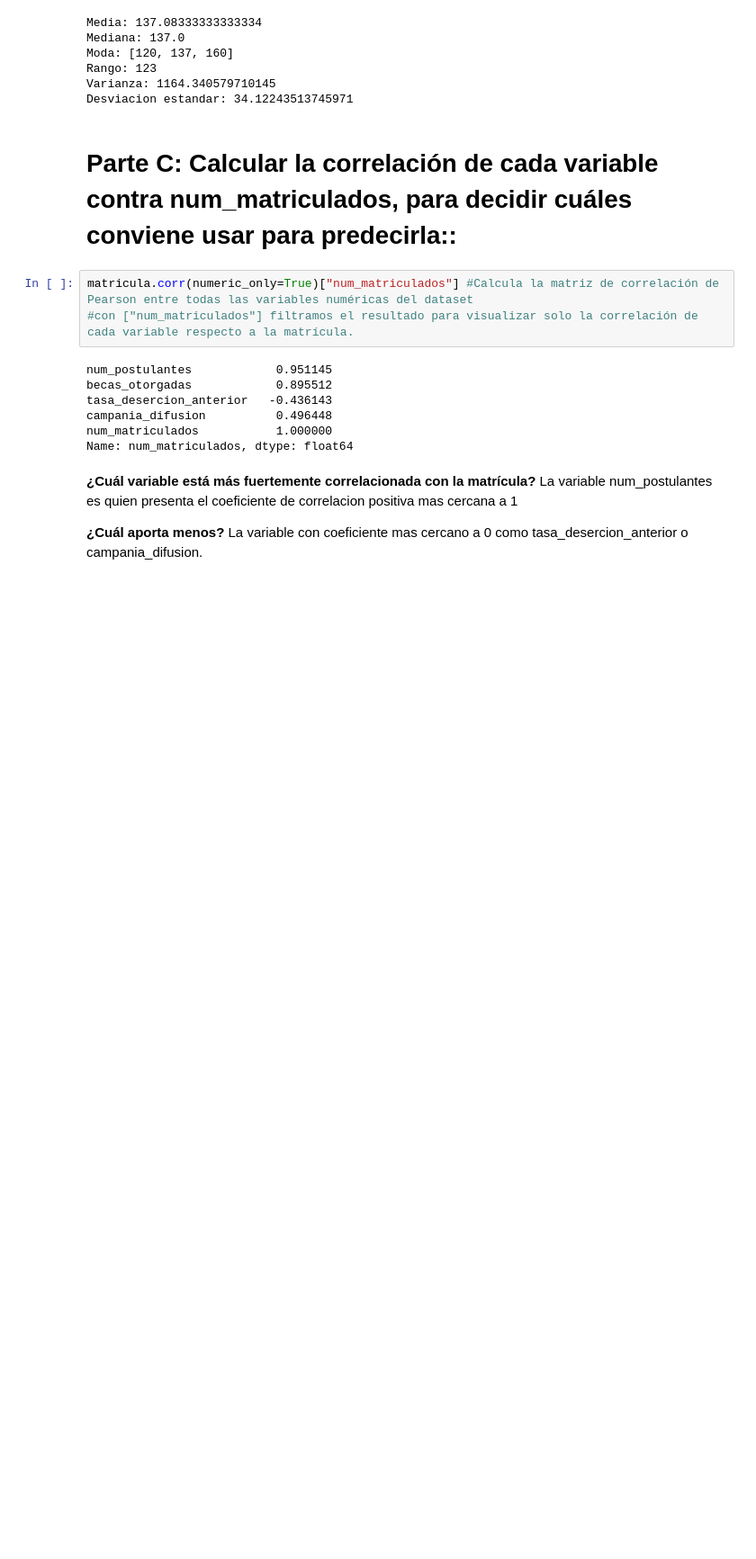
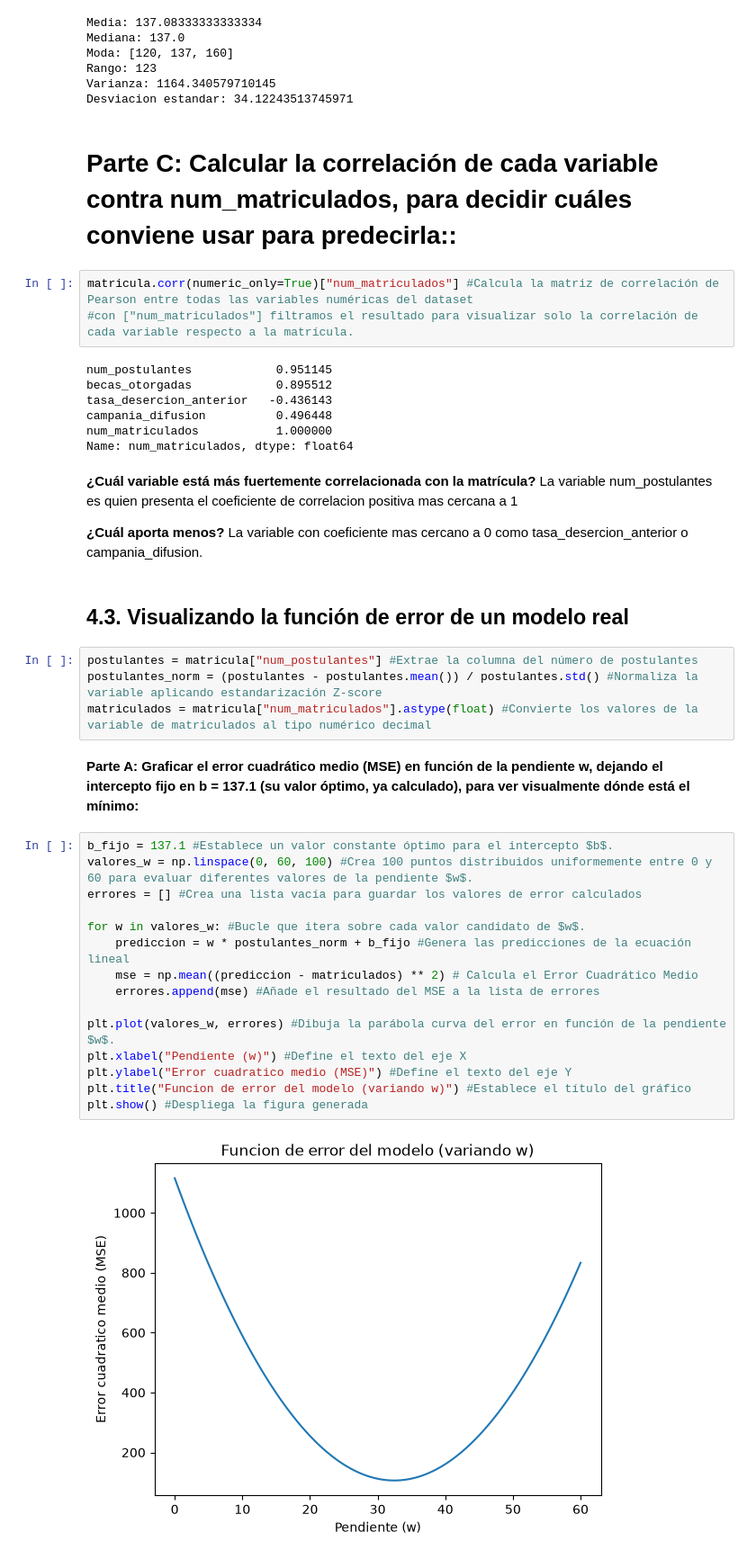
Before and after one commit to anngydelacruz27-art/IS484-Semana003-Viernes-De-la-Cruz., a Jupyter notebook: IS484_Lab03_De la Cruz.ipynb, the cells around one changed output. Shown at 90% size. Cells and saved outputs as stored; diff of their text form; blank space fills up the shorter version.

Commit message:
4.3. Parte A finalizado

```diff
--- a/IS484_Lab03_De la Cruz.ipynb
+++ b/IS484_Lab03_De la Cruz.ipynb
@@ -55,3 +55,30 @@ La variable num_postulantes es quien presenta el coeficiente de correlacion posi
 
 **¿Cuál aporta menos?**
 La variable con coeficiente mas cercano a 0 como tasa_desercion_anterior o campania_difusion.
+# %% [markdown]
+## 4.3. Visualizando la función de error de un modelo real
+# %%
+postulantes = matricula["num_postulantes"] #Extrae la columna del número de postulantes
+postulantes_norm = (postulantes - postulantes.mean()) / postulantes.std() #Normaliza la variable aplicando estandarización Z-score
+matriculados = matricula["num_matriculados"].astype(float) #Convierte los valores de la variable de matriculados al tipo numérico decimal
+# %% [markdown]
+**Parte A: Graficar el error cuadrático medio (MSE) en función de la pendiente w, dejando el
+intercepto fijo en b = 137.1 (su valor óptimo, ya calculado), para ver visualmente dónde está el
+mínimo:**
+# %%
+b_fijo = 137.1 #Establece un valor constante óptimo para el intercepto $b$.
+valores_w = np.linspace(0, 60, 100) #Crea 100 puntos distribuidos uniformemente entre 0 y 60 para evaluar diferentes valores de la pendiente $w$.
+errores = [] #Crea una lista vacía para guardar los valores de error calculados
+
+for w in valores_w: #Bucle que itera sobre cada valor candidato de $w$.
+    prediccion = w * postulantes_norm + b_fijo #Genera las predicciones de la ecuación lineal
+    mse = np.mean((prediccion - matriculados) ** 2) # Calcula el Error Cuadrático Medio
+    errores.append(mse) #Añade el resultado del MSE a la lista de errores
+
+plt.plot(valores_w, errores) #Dibuja la parábola curva del error en función de la pendiente $w$.
+plt.xlabel("Pendiente (w)") #Define el texto del eje X
+plt.ylabel("Error cuadratico medio (MSE)") #Define el texto del eje Y
+plt.title("Funcion de error del modelo (variando w)") #Establece el título del gráfico
+plt.show() #Despliega la figura generada
+# %% [output]
+[figure, added]
```
